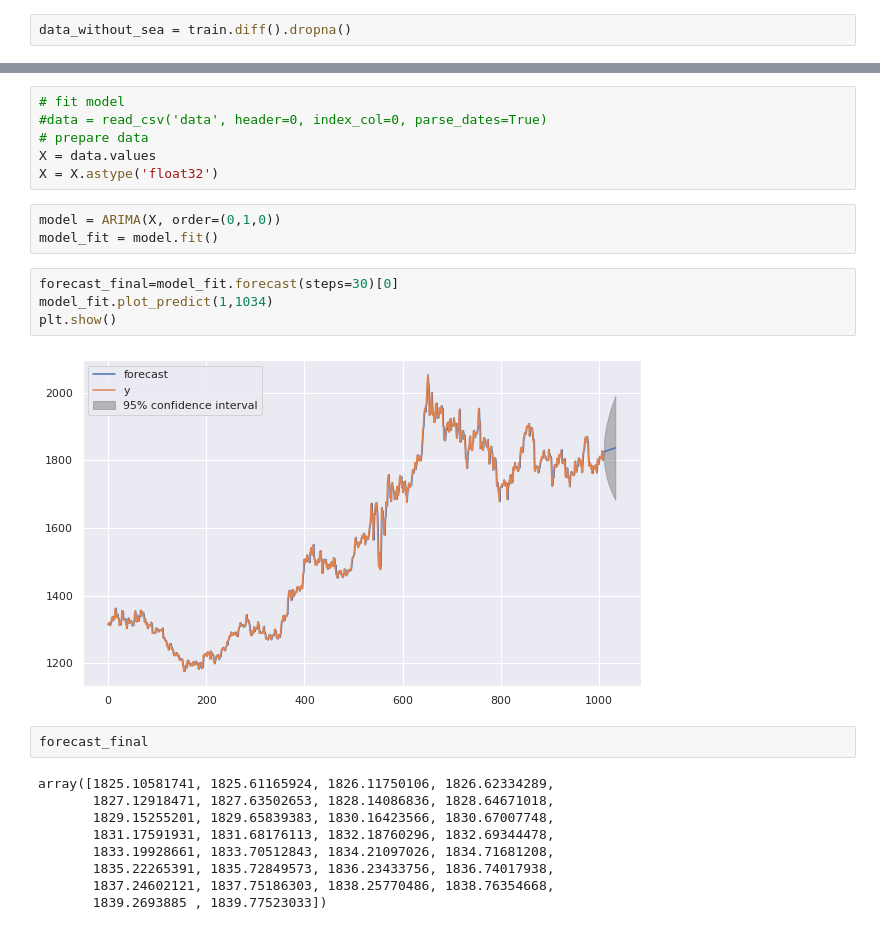
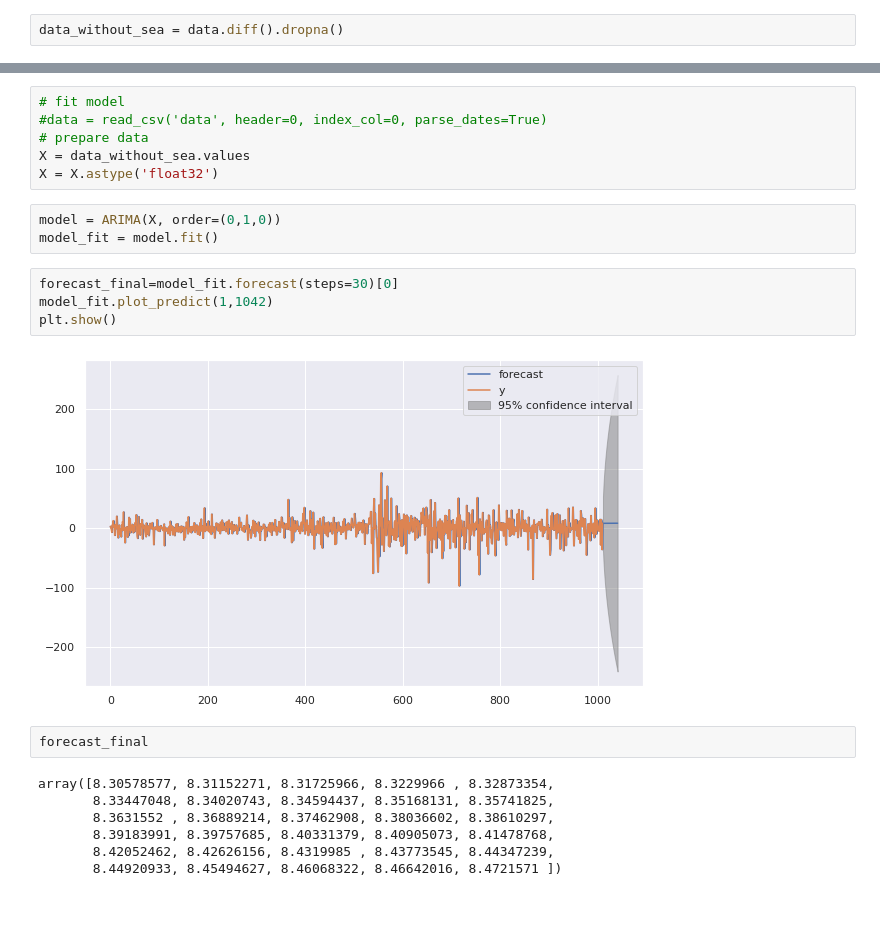
Before and after one commit to RiteshopShrivastava/Gold-Price-forecasting, a Jupyter notebook: Gold_price_prediction.ipynb, the cells around one changed output, grey strips where cells are left out. Saved outputs shown, nothing was run; the diff lists cells and outputs as text.

```diff
--- a/Gold_price_prediction.ipynb
+++ b/Gold_price_prediction.ipynb
@@ -202,7 +169,7 @@ plt.show()
 # %% [markdown]
 ## **DIFFERENCE TRANSFORM to remove Seasonality**
 # %%
-data_without_sea = train.diff().dropna()
+data_without_sea = data.diff().dropna()
 # %%
 data_without_sea.info()
 # %% [output]
@@ -462,25 +433,23 @@ array([1729.41461303, 1729.92920165, 1730.44379027, 1730.95837889,
 # fit model
 #data = read_csv('data', header=0, index_col=0, parse_dates=True)
 # prepare data
-X = data.values
+X = data_without_sea.values
 X = X.astype('float32')
 # %%
 model = ARIMA(X, order=(0,1,0))
 model_fit = model.fit()
 # %%
 forecast_final=model_fit.forecast(steps=30)[0]
-model_fit.plot_predict(1,1034)
+model_fit.plot_predict(1,1042)
 plt.show()
 # %% [output]
-[figure, old version]
+[figure, new version]
 # %%
 forecast_final
 # %% [output]
-array([1825.10581741, 1825.61165924, 1826.11750106, 1826.62334289,
-       1827.12918471, 1827.63502653, 1828.14086836, 1828.64671018,
-       1829.15255201, 1829.65839383, 1830.16423566, 1830.67007748,
-       1831.17591931, 1831.68176113, 1832.18760296, 1832.69344478,
-       1833.19928661, 1833.70512843, 1834.21097026, 1834.71681208,
-       1835.22265391, 1835.72849573, 1836.23433756, 1836.74017938,
-       1837.24602121, 1837.75186303, 1838.25770486, 1838.76354668,
-       1839.2693885 , 1839.77523033])
+array([8.30578577, 8.31152271, 8.31725966, 8.3229966 , 8.32873354,
+       8.33447048, 8.34020743, 8.34594437, 8.35168131, 8.35741825,
+       8.3631552 , 8.36889214, 8.37462908, 8.38036602, 8.38610297,
+       8.39183991, 8.39757685, 8.40331379, 8.40905073, 8.41478768,
+       8.42052462, 8.42626156, 8.4319985 , 8.43773545, 8.44347239,
+       8.44920933, 8.45494627, 8.46068322, 8.46642016, 8.4721571 ])
```
Also changed, not shown: parts of 27 cells of this notebook.
